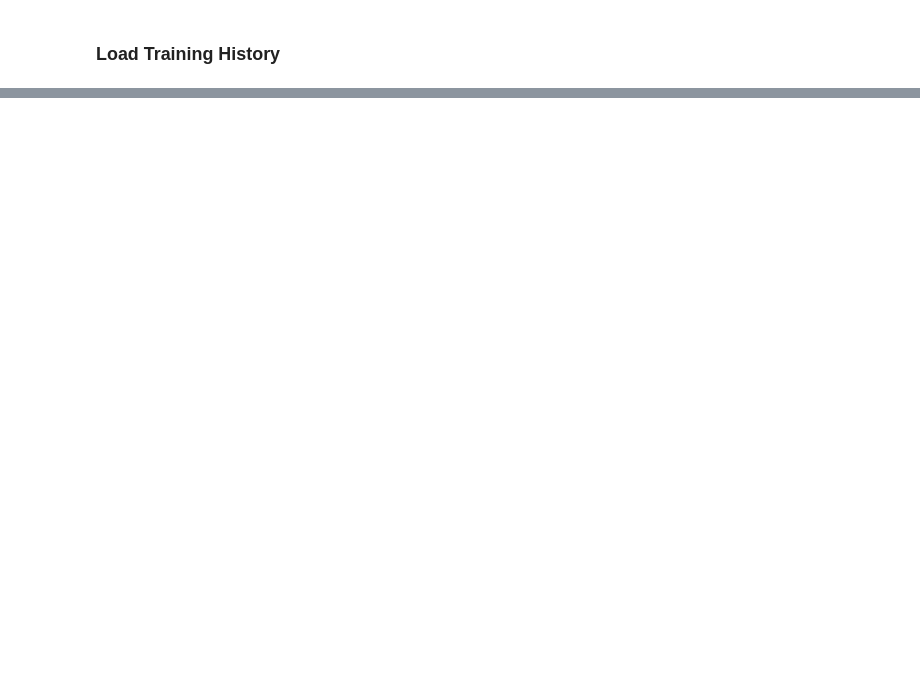
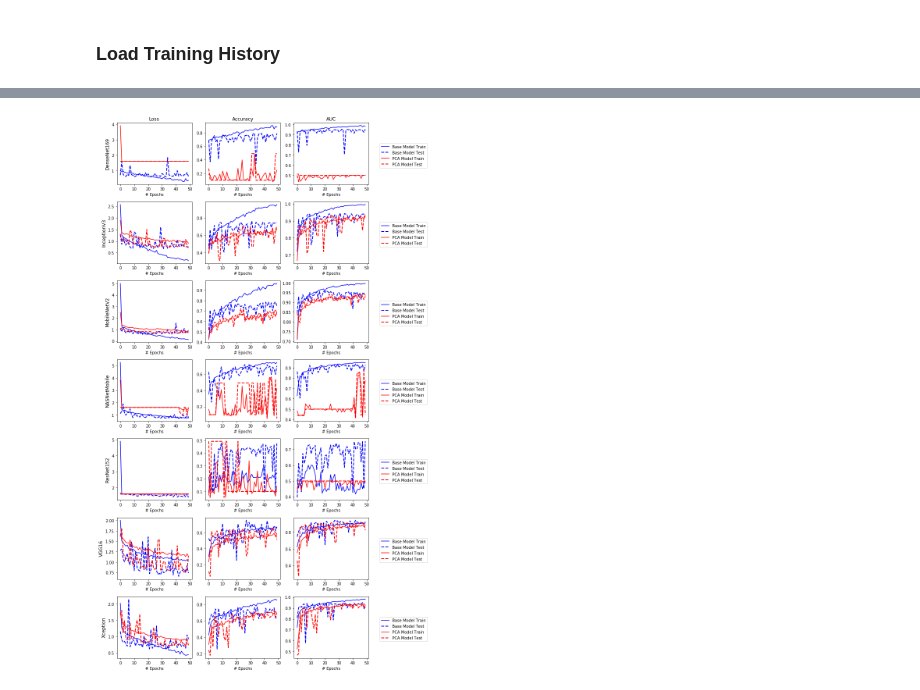
Before and after one commit to jiyuw/Diabetic-Retinopathy-Classification-using-PCA-involved-CNN-models, a Jupyter notebook: 003b_Model_Evaluation.ipynb, the cells around one changed output, grey strips where cells are left out. Cells and saved outputs as stored; diff of their text form; code cells hidden in the pictures; blank space fills up the shorter version.

```diff
--- a/003b_Model_Evaluation.ipynb
+++ b/003b_Model_Evaluation.ipynb
@@ -20,7 +20,7 @@ from sources import util
 types = ['_Base', '_PCA']
 
 # CNN Models:
-models = ['VGG16', 'DenseNet169', 'InceptionV3', 'MobileNetV2', 'NASNetMobile', 'ResNet152', 'Xception']
+models = ['DenseNet169', 'InceptionV3', 'MobileNetV2', 'NASNetMobile', 'ResNet152', 'VGG16', 'Xception']
 
 # All Models being Evaluated Grouped by Structures
 all_models = []
@@ -106,6 +78,0 @@ def model_performance(model_name, cols, rows = ['Loss', 'Accuracy', 'AUC']):
-# %%
-# Visualize model performance
-for i in range(len(all_models)):
-    model_name = models[i]
-    cols = all_models[i]
-    model_performance(model_name, cols, rows = ['Loss', 'Accuracy', 'AUC'])
@@ -149,6 +78,0 @@ def model_comparisons(model_name, models, cols = ['Train', 'Test']):
-# %%
-# Visualize model performance
-for i in range(len(all_models)):
-    model_name = models[i]
-    model = all_models[i]
-    model_comparisons(model_name, model, cols = ['Train', 'Test'])
@@ -162,0 +79,34 @@ for i in range(len(all_models)):
+# %%
+fig, axe = plt.subplots(7,3,figsize=(12,20))
+data_cols = [['loss', 'val_loss'], ['accuracy', 'val_accuracy'], ['auc', 'val_auc']]
+rows = ['Loss', 'Accuracy', 'AUC']
+
+for ax, model in zip(axe[:,0], models):
+    ax.set_ylabel(model, rotation=90, fontsize=12)
+
+for ax, row in zip(axe[0], rows):
+    ax.set_title(row, fontsize=12)
+
+for i in range(len(all_models)):
+    model_name = models[i]
+    cols = all_models[i]
+    df1 = histories[cols[0]]
+    df2 = histories[cols[1]]
+
+    for j in range(3):
+        data1_train = np.array(df1[data_cols[j][0]])
+        data1_test = np.array(df1[data_cols[j][1]])
+        data2_train = np.array(df2[data_cols[j][0]])
+        data2_test = np.array(df2[data_cols[j][1]])
+        axe[i, j].plot(data1_train, linestyle = '-', color = 'blue')
+        axe[i, j].plot(data1_test, linestyle = '--', color = 'blue', linewidth=2)
+        axe[i, j].plot(data2_train, linestyle = '-', color = 'red')
+        axe[i, j].plot(data2_test, linestyle = '--', color = 'red', linewidth=2)
+        axe[i, j].set_xlabel('# Epochs')
+
+    axe[i,j].legend(['Base Model Train', 'Base Model Test', 'PCA Model Train', 'PCA Model Test'], bbox_to_anchor=(1.12, 0.7))
+
+fig.tight_layout()
+fig.savefig('report_images/deep_cnn_train_history.png', dpi=200)
+# %% [output]
+[figure, added]
```
Also changed, not shown: parts of 17 cells of this notebook.
